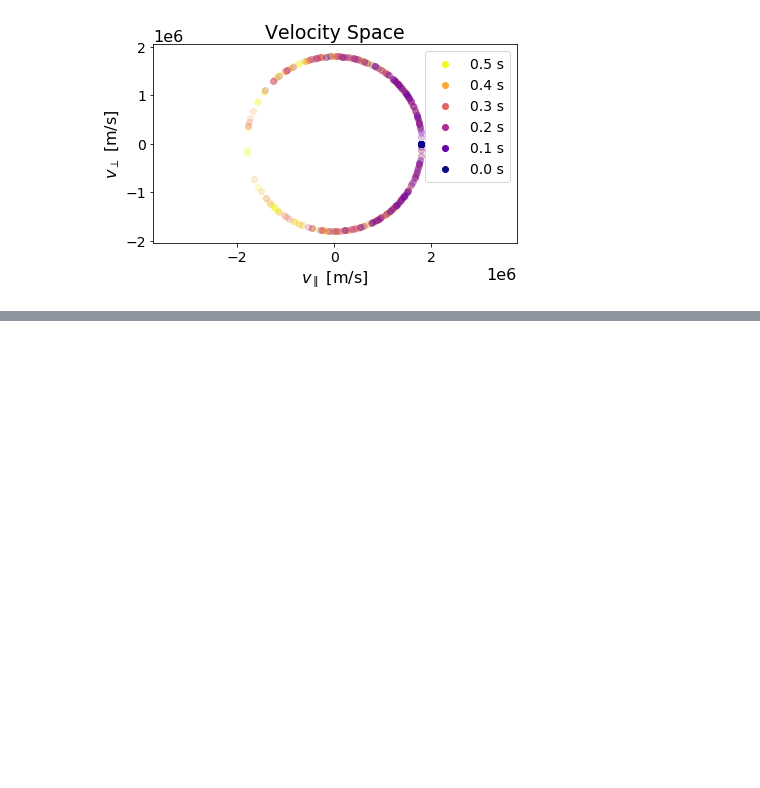
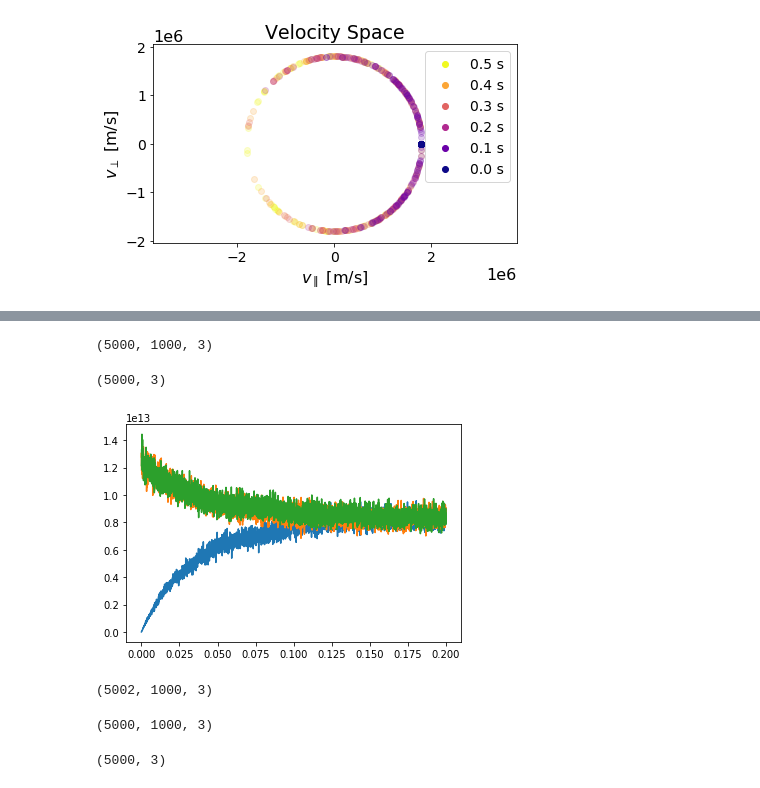
Before and after one commit to lauraxinzhang/CoulombCollisions, a Jupyter notebook: tests.ipynb, the cells around one changed output, grey strips where cells are left out. Saved outputs shown, nothing was run; the diff lists cells and outputs as text; code cells hidden in the pictures; blank space fills up the shorter version.

```diff
--- a/tests.ipynb
+++ b/tests.ipynb
@@ -73,0 +113,33 @@ iters, imean, ivar, i_pitch_mean, i_pitch_var, v_init = test.pitchIter(17000, 10
+# %%
+vDiff = np.diff(vHist, n =2,  axis = 0)
+time = np.linspace(0, 0.2, vDiff.shape[0])
+print(vDiff.shape)
+# fig = plt.plot(time, vDiff[:,:,1])
+# %% [output]
+(5000, 1000, 3)
+# %%
+vVar = np.var(vDiff, axis = 1)
+print(vVar.shape)
+# %% [output]
+(5000, 3)
+# %%
+fig = plt.plot(time, vVar/(2e-4))
+# %% [output]
+[figure, added]
+# %%
+vHistEM = test.beam_EM(17000, 1000, 1E-4, 0.5)
+vHistEM.shape
+# %% [output]
+(5002, 1000, 3)
+# %%
+vDiffEM = np.diff(vHistEM, n =2,  axis = 0)
+timeEM = np.linspace(0, 0.2, vDiffEM.shape[0])
+print(vDiffEM.shape)
+# fig = plt.plot(time, vDiff[:,:,1])
+# %% [output]
+(5000, 1000, 3)
+# %%
+vVarEM = np.var(vDiffEM, axis = 1)
+print(vVarEM.shape)
+# %% [output]
+(5000, 3)
```
Also changed, not shown: parts of 20 cells of this notebook, 4 other files.
